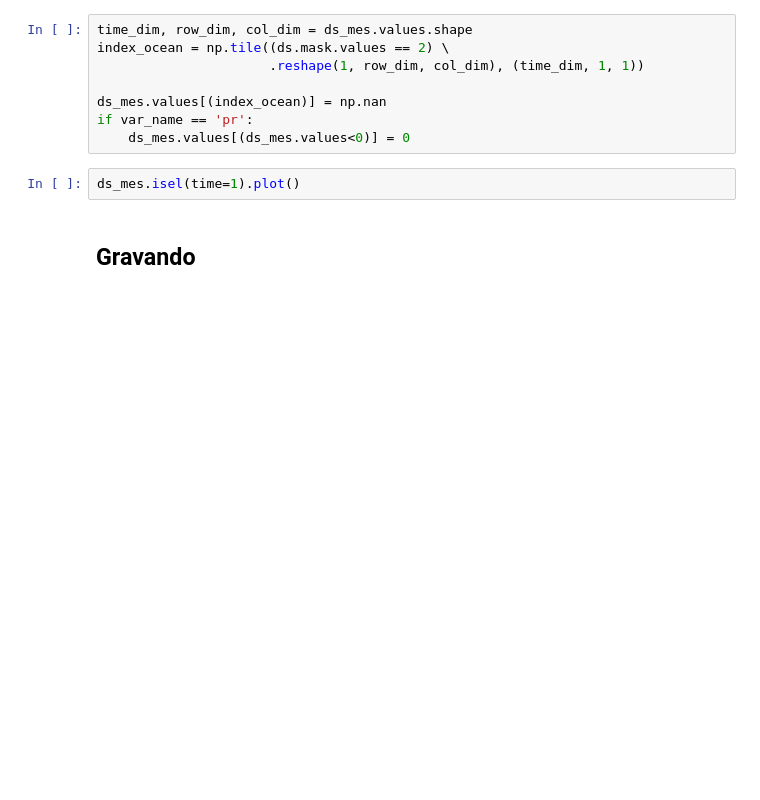
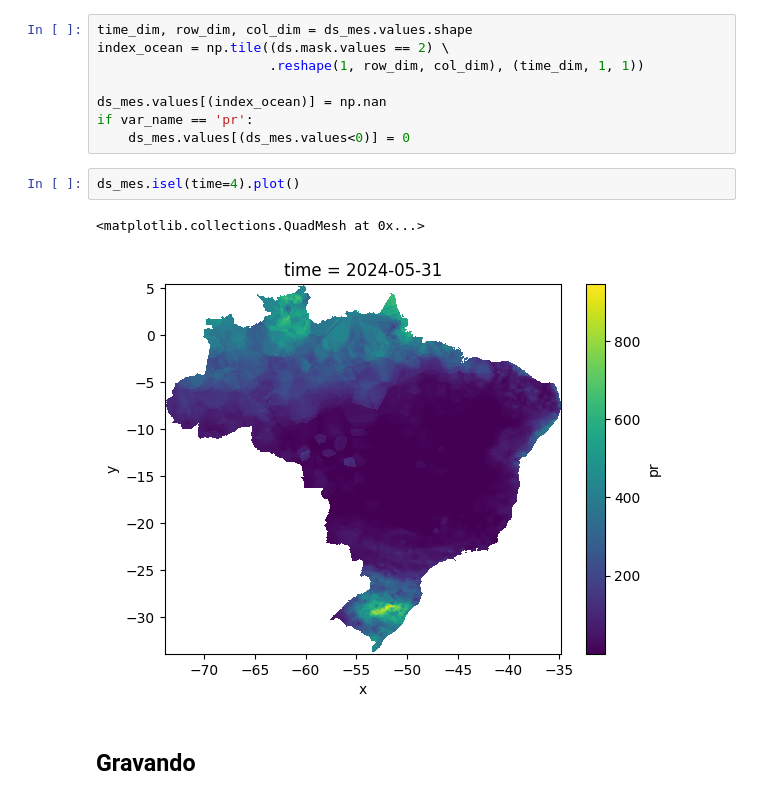
Before and after one commit to AlexandreCandidoXavier/BR-DWGD, a Jupyter notebook: notebooks/exemplo3_google_earth_export_geoTiff.ipynb, the cells around one changed output. Cells and saved outputs as stored; diff of their text form; blank space fills up the shorter version.

```diff
--- a/notebooks/exemplo3_google_earth_export_geoTiff.ipynb
+++ b/notebooks/exemplo3_google_earth_export_geoTiff.ipynb
@@ -109,7 +112,10 @@ ds_mes.values[(index_ocean)] = np.nan
 if var_name == 'pr':
     ds_mes.values[(ds_mes.values<0)] = 0
 # %%
-ds_mes.isel(time=1).plot()
+ds_mes.isel(time=4).plot()
+# %% [output]
+<matplotlib.collections.QuadMesh at 0x...>
+[figure, added]
 # %% [markdown]
 ## Gravando
 # %%
```
Also changed, not shown: parts of 11 cells of this notebook, 2 other files.
